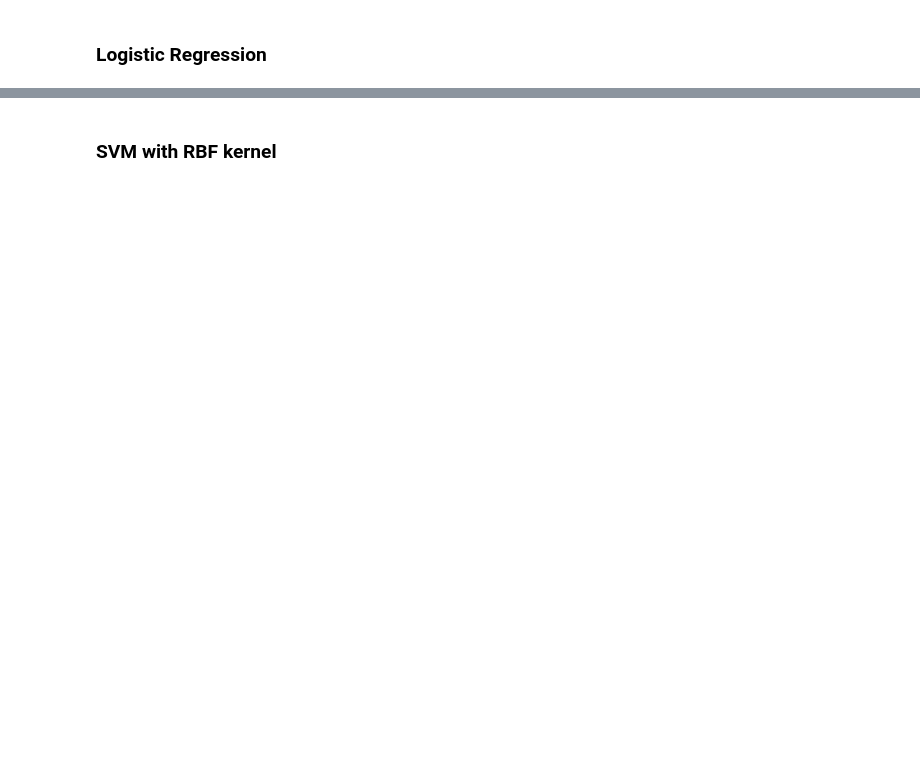
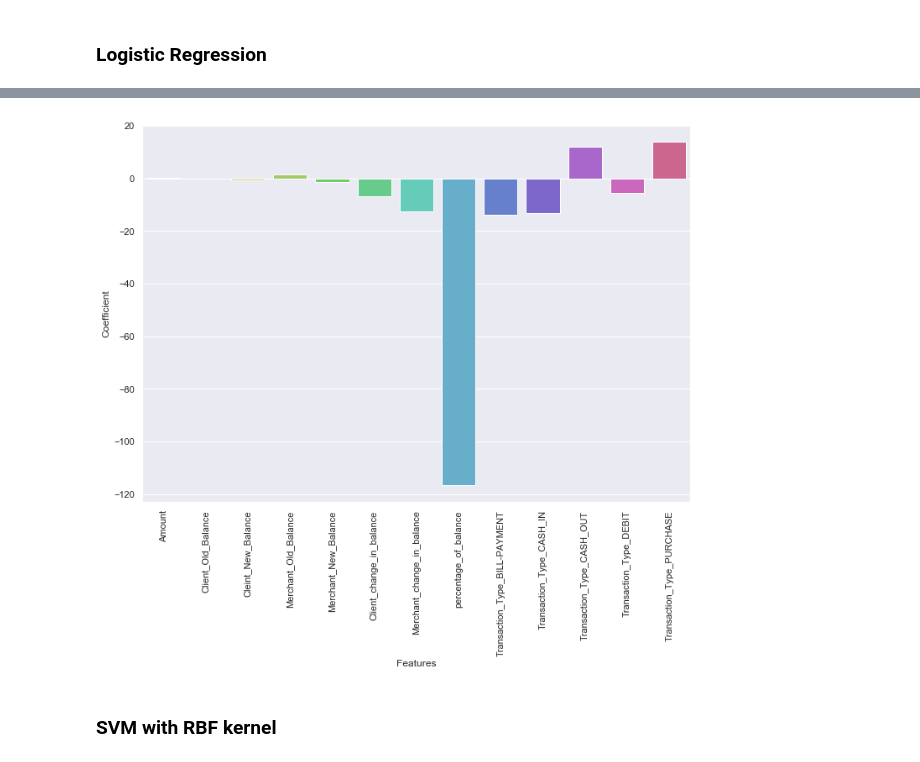
Before and after one commit to mathurp/ML4CreditCardFraudDetection, a Jupyter notebook: STA2453-Project.ipynb, the cells around one changed output, grey strips where cells are left out. Saved outputs shown, nothing was run; the diff lists cells and outputs as text; code cells hidden in the pictures; blank space fills up the shorter version.

```diff
--- a/STA2453-Project.ipynb
+++ b/STA2453-Project.ipynb
@@ -298,0 +308,3 @@ Confusion Matrix
+# %%
+Logistic_regression_result = pd.DataFrame(data = {"Features":features,"Coefficient":lr_model.coef_[0]})
+Logistic_regression_result.sort_values(by=['Coefficient'], ascending=False)
@@ -299,3 +326,9 @@ Confusion Matrix
+# %%
+g = sns.barplot(x="Features", y="Coefficient", data=Logistic_regression_result, palette='hls')
+g.set_xticklabels(g.get_xticklabels(),rotation=90)
+plt.show()
+# %% [output]
+[figure, added]
 # %% [markdown]
 ### SVM with RBF kernel
 # %%
```
Also changed, not shown: parts of 18 cells of this notebook.
